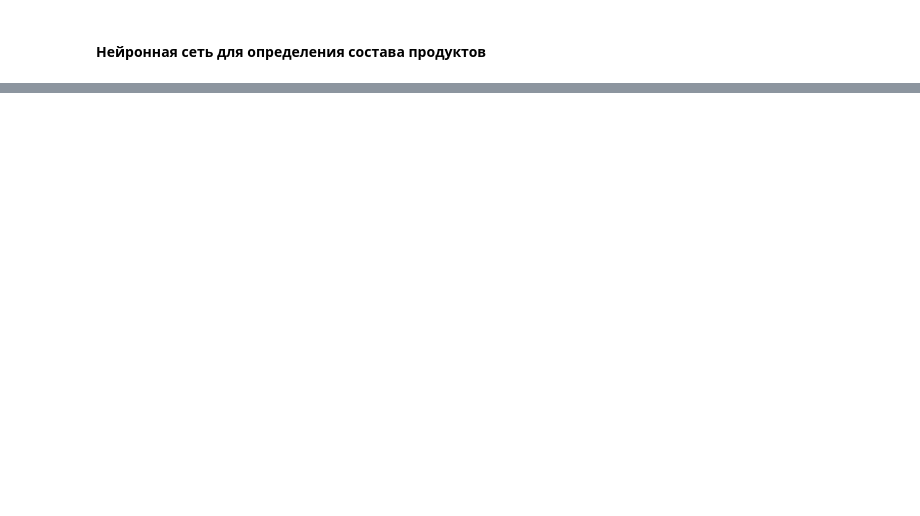
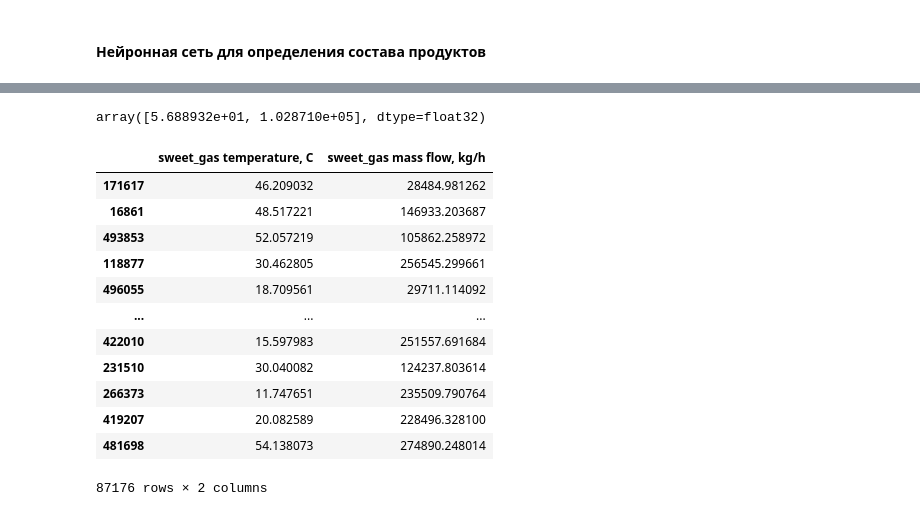
Before and after one commit to Rus-tam/AI_models, a Jupyter notebook: amine_treatment.ipynb, the cells around one changed output, grey strips where cells are left out. Cells and saved outputs as stored; diff of their text form; code cells hidden in the pictures; blank space fills up the shorter version.

```diff
--- a/amine_treatment.ipynb
+++ b/amine_treatment.ipynb
@@ -486,0 +532,34 @@ y_test
+# %%
+prod_streams_physic = stream_physic[['feed_gas temperature, C', 'feed_gas mass flow, kg/h',
+                                     'lean_amine temperature, C',
+                                     'lean_amine mass flow, kg/h', 'sweet_gas temperature, C', 'sweet_gas mass flow, kg/h'
+                                ]]
+
+# Создаем X и y
+X = prod_streams_physic[['feed_gas temperature, C', 'feed_gas mass flow, kg/h',
+                         'lean_amine temperature, C', 'lean_amine mass flow, kg/h'
+                    ]]
+
+y = prod_streams_physic.drop(['feed_gas temperature, C', 'feed_gas mass flow, kg/h',
+                         'lean_amine temperature, C', 'lean_amine mass flow, kg/h'
+                    ], axis=1)
+
+# Собираем трансформер столбцов
+ct = make_column_transformer(
+    (MinMaxScaler(), ['feed_gas temperature, C', 'feed_gas mass flow, kg/h',
+                         'lean_amine temperature, C', 'lean_amine mass flow, kg/h'
+                     ])
+)
+
+# Создаем обучающую и тестовые выборки
+X_train, X_test, y_train, y_test = train_test_split(X, y, test_size=0.2, random_state=42)
+
+# Загружаем тренировочную выборку
+ct.fit(X_train)
+
+# Нормализуем данные
+X_train_normal = ct.transform(X_train)
+X_test_normal = ct.transform(X_test)
+print(X_test_normal.shape)
+print(y_test.shape)
+y
@@ -486,0 +633,20 @@ y_test
+# %%
+y_pred[2]
+# %% [output]
+array([5.688932e+01, 1.028710e+05], dtype=float32)
+# %%
+y_test
+# %% [output]
+|  | sweet_gas temperature, C | sweet_gas mass flow, kg/h |
+| 171617 | 46.209032 | 28484.981262 |
+| 16861 | 48.517221 | 146933.203687 |
+| 493853 | 52.057219 | 105862.258972 |
+| 118877 | 30.462805 | 256545.299661 |
+| 496055 | 18.709561 | 29711.114092 |
+| ... | ... | ... |
+| 422010 | 15.597983 | 251557.691684 |
+| 231510 | 30.040082 | 124237.803614 |
+| 266373 | 11.747651 | 235509.790764 |
+| 419207 | 20.082589 | 228496.328100 |
+| 481698 | 54.138073 | 274890.248014 |
+87176 rows × 2 columns
```
Also changed, not shown: parts of 32 cells of this notebook, 12 other files.
